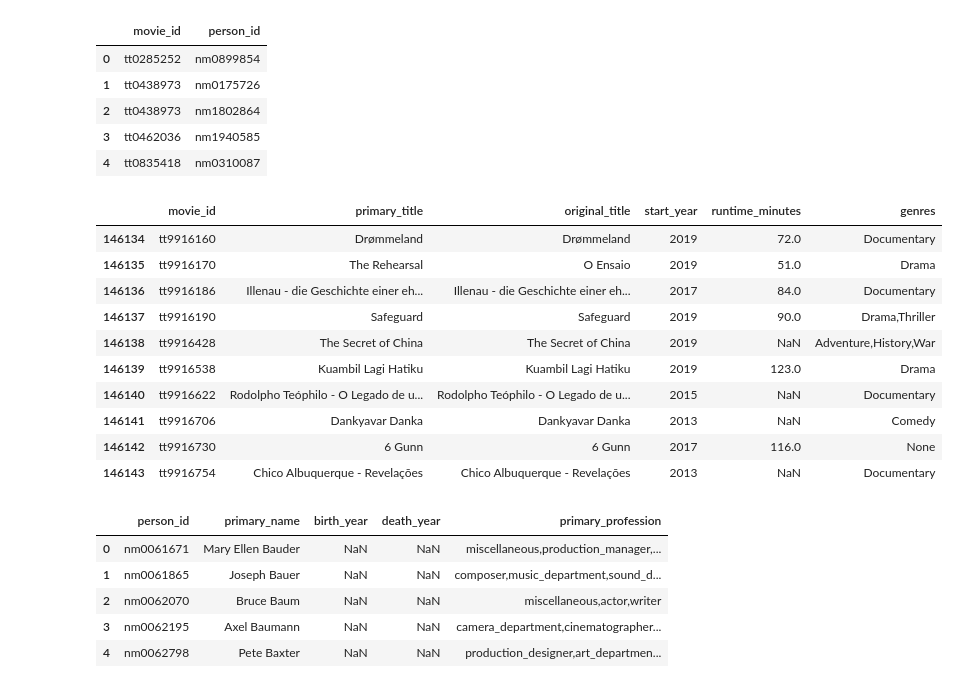
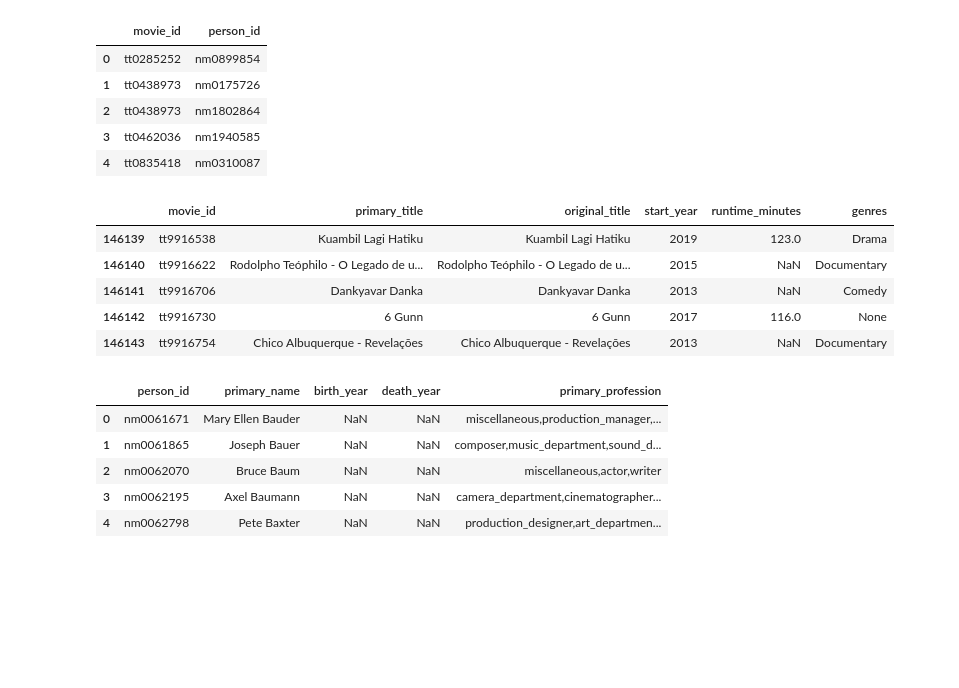
Before and after one commit to Meir-Alelov/Movie-Data-Analysis-and-Recs, a Jupyter notebook: Hanis-notebook.ipynb, the cells around one changed output. Saved outputs shown, nothing was run; the diff lists cells and outputs as text; code cells hidden in the pictures; blank space fills up the shorter version.

```diff
--- a/Hanis-notebook.ipynb
+++ b/Hanis-notebook.ipynb
@@ -156,15 +172,10 @@ writers_df.head()
 | 4 | tt0835418 | nm0310087 |
 # %%
 movie_basics_df = read_sql_as_df('movie_basics',conn)
-movie_basics_df.tail(10)
+movie_basics_df.tail()
 # movie_basics.columns
 # %% [output]
 |  | movie_id | primary_title | original_title | start_year | runtime_minutes | genres |
-| 146134 | tt9916160 | Drømmeland | Drømmeland | 2019 | 72.0 | Documentary |
-| 146135 | tt9916170 | The Rehearsal | O Ensaio | 2019 | 51.0 | Drama |
-| 146136 | tt9916186 | Illenau - die Geschichte einer eh... | Illenau - die Geschichte einer eh... | 2017 | 84.0 | Documentary |
-| 146137 | tt9916190 | Safeguard | Safeguard | 2019 | 90.0 | Drama,Thriller |
-| 146138 | tt9916428 | The Secret of China | The Secret of China | 2019 | NaN | Adventure,History,War |
 | 146139 | tt9916538 | Kuambil Lagi Hatiku | Kuambil Lagi Hatiku | 2019 | 123.0 | Drama |
 | 146140 | tt9916622 | Rodolpho Teóphilo - O Legado de u... | Rodolpho Teóphilo - O Legado de u... | 2015 | NaN | Documentary |
 | 146141 | tt9916706 | Dankyavar Danka | Dankyavar Danka | 2013 | NaN | Comedy |
```
Also changed, not shown: parts of 88 cells of this notebook.
